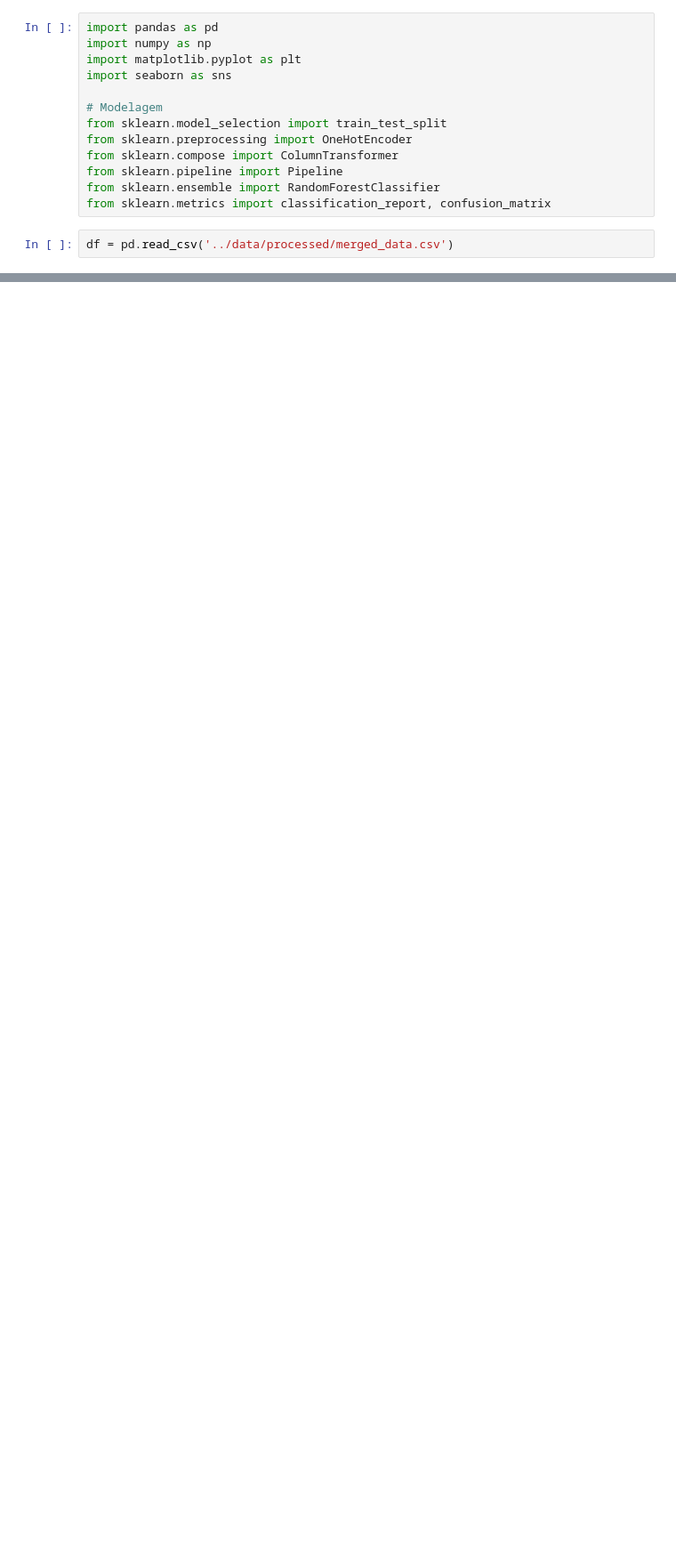
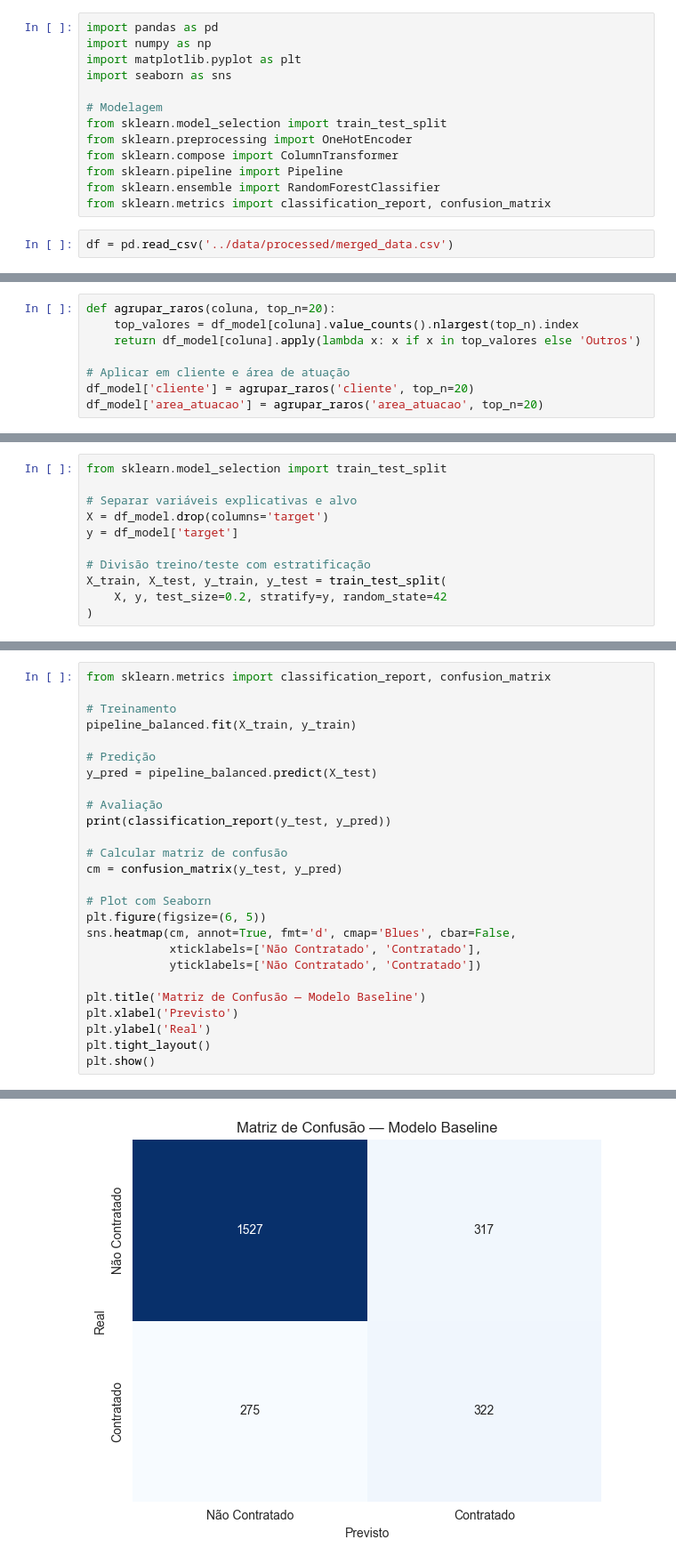
Before and after one commit to HugoVasc/ai-hiring-matcher, a Jupyter notebook: notebooks/modeling_baseline.ipynb, the cells around one changed output, grey strips where cells are left out. Shown: that part at 89% size. Drawn from its saved outputs; the diff is of its cells as text; blank space fills up the shorter version.

```diff
--- a/notebooks/modeling_baseline.ipynb
+++ b/notebooks/modeling_baseline.ipynb
@@ -47,0 +44,8 @@ df_model.head()
+# %%
+def agrupar_raros(coluna, top_n=20):
+    top_valores = df_model[coluna].value_counts().nlargest(top_n).index
+    return df_model[coluna].apply(lambda x: x if x in top_valores else 'Outros')
+
+# Aplicar em cliente e área de atuação
+df_model['cliente'] = agrupar_raros('cliente', top_n=20)
+df_model['area_atuacao'] = agrupar_raros('area_atuacao', top_n=20)
@@ -47,0 +77,11 @@ df_model.head()
+# %%
+from sklearn.model_selection import train_test_split
+
+# Separar variáveis explicativas e alvo
+X = df_model.drop(columns='target')
+y = df_model['target']
+
+# Divisão treino/teste com estratificação
+X_train, X_test, y_train, y_test = train_test_split(
+    X, y, test_size=0.2, stratify=y, random_state=42
+)
@@ -47,0 +115,27 @@ df_model.head()
+# %%
+from sklearn.metrics import classification_report, confusion_matrix
+
+# Treinamento
+pipeline_balanced.fit(X_train, y_train)
+
+# Predição
+y_pred = pipeline_balanced.predict(X_test)
+
+# Avaliação
+print(classification_report(y_test, y_pred))
+
+# Calcular matriz de confusão
+cm = confusion_matrix(y_test, y_pred)
+
+# Plot com Seaborn
+plt.figure(figsize=(6, 5))
+sns.heatmap(cm, annot=True, fmt='d', cmap='Blues', cbar=False,
+            xticklabels=['Não Contratado', 'Contratado'],
+            yticklabels=['Não Contratado', 'Contratado'])
+
+plt.title('Matriz de Confusão — Modelo Baseline')
+plt.xlabel('Previsto')
+plt.ylabel('Real')
+plt.tight_layout()
+plt.show()
+# %% [output]
@@ -47,0 +150 @@ df_model.head()
+[figure, added]
```
Also changed, not shown: parts of 15 cells of this notebook, 6 other files.
